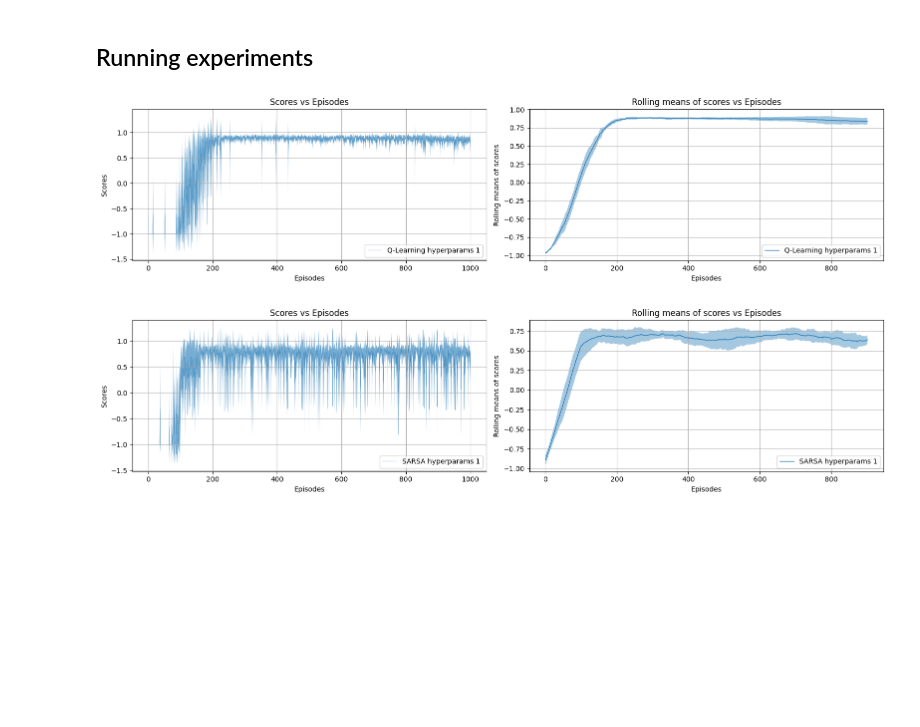
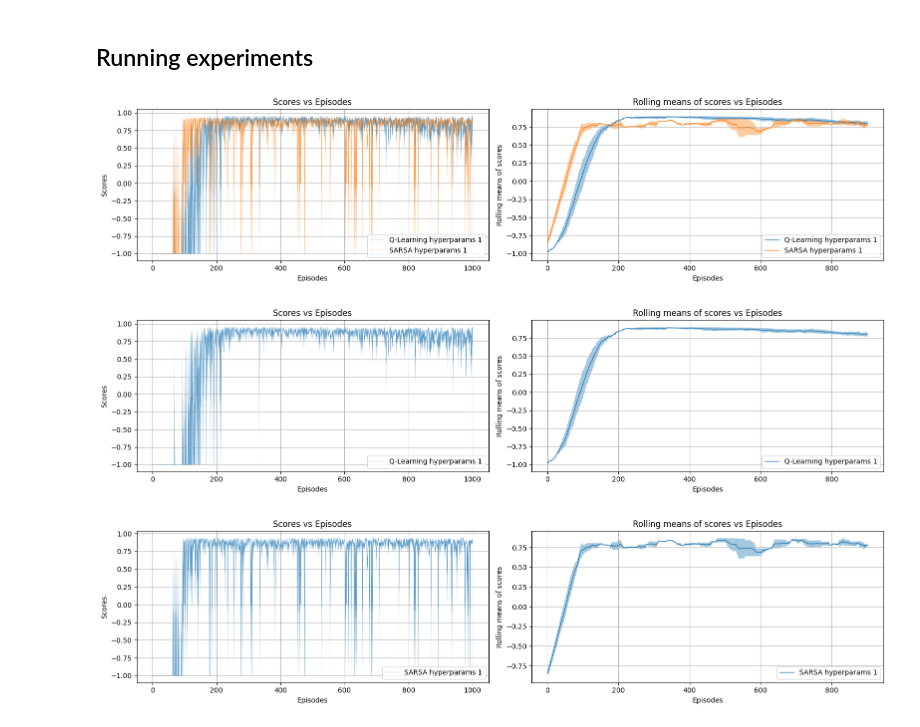
Before and after one commit to JG-0212/DA6400_RL_PA1, a Jupyter notebook: minigrid_training.ipynb, the cells around one changed output. Saved outputs shown, nothing was run; the diff lists cells and outputs as text; code cells hidden in the pictures; blank space fills up the shorter version.

Commit message:
setup testing and plotting

```diff
--- a/minigrid_training.ipynb
+++ b/minigrid_training.ipynb
@@ -184,11 +184,14 @@ sarsa_results = test_agent(env, sarsa_agent, trainer, sarsa_hyperparameter_list,
 
 env.close()
 # %%
-plot_test_results(qlearning_results, [0])
-plot_test_results(sarsa_results, [0])
+combined_results = qlearning_results + sarsa_results
+plot_test_results(combined_results, [0, 3])
+plot_test_results(qlearning_results, [0, 1, 2])
+plot_test_results(sarsa_results, [0, 1, 2])
 # %% [output]
-[figure, old version]
+[figure, new version]
-[figure, old version]
+[figure, new version]
+[figure, added]
 # %%
 img = np.reshape(sarsa_agent.q_table.table, (4,9,2,3))
 imx = np.reshape(img[3,:,1,:], (3,3,3))
```
Also changed, not shown: parts of 1 cell of this notebook, 2 other files.
